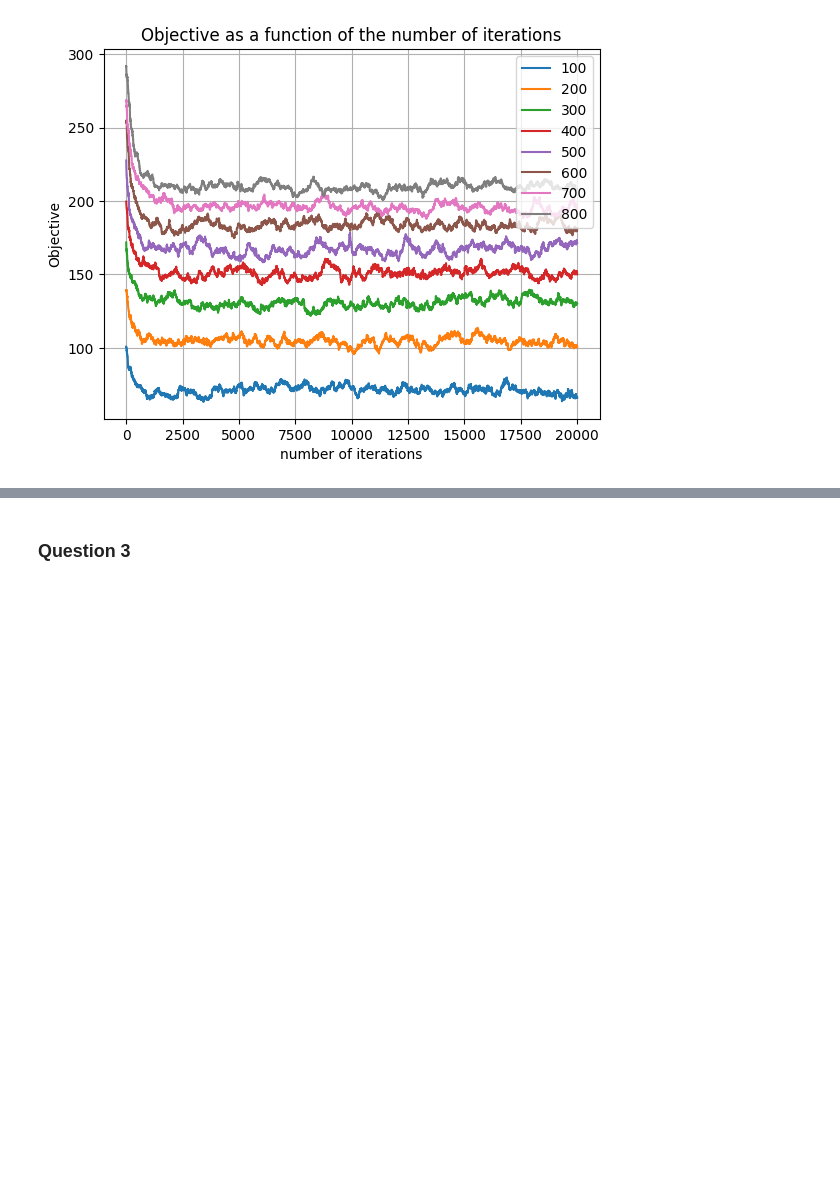
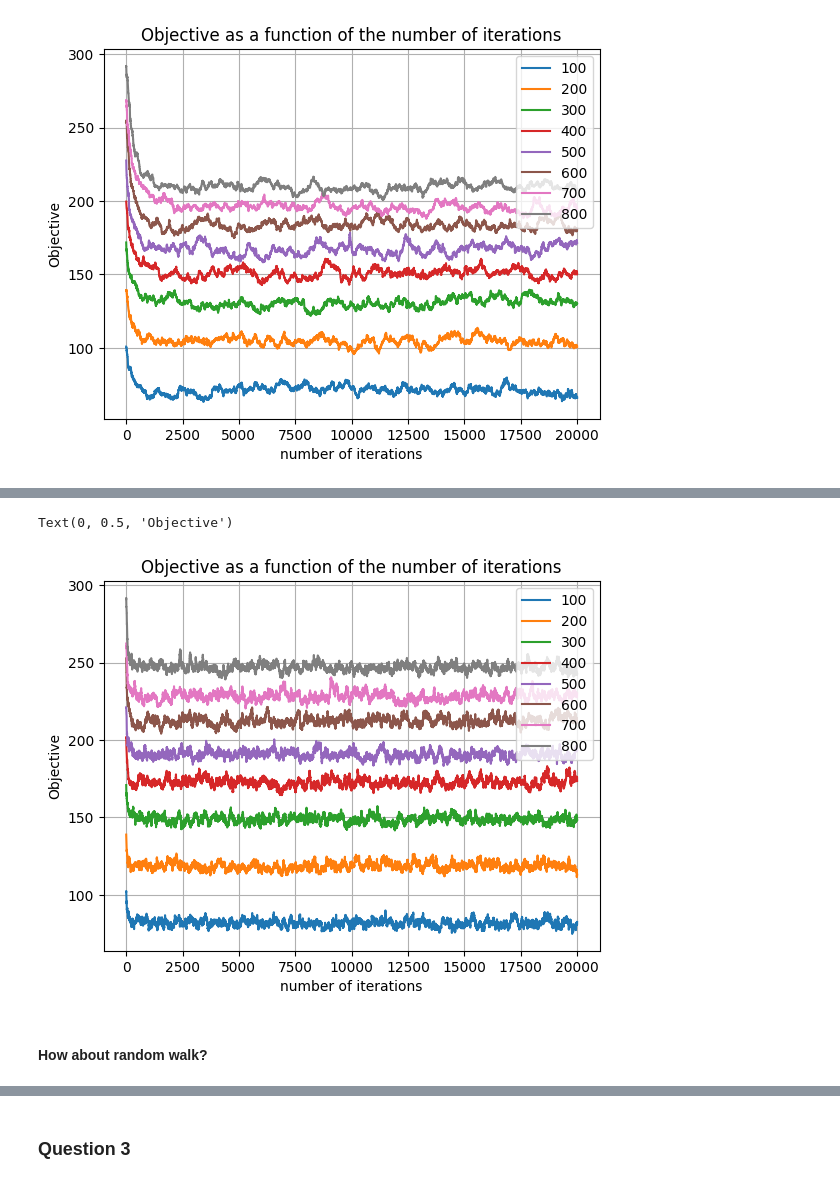
Before and after one commit to LiangzeJiang/MCAA-project, a Jupyter notebook: com-516-project.ipynb, the cells around one changed output, grey strips where cells are left out. Cells and saved outputs as stored; diff of their text form; code cells hidden in the pictures; blank space fills up the shorter version.

```diff
--- a/com-516-project.ipynb
+++ b/com-516-project.ipynb
@@ -311,0 +356,14 @@ Text(0, 0.5, 'Objective')
+# %%
+# plot the objective as a function of the number of iterations
+for i, vals in enumerate(all_vals):
+    plt.plot(range(len(vals)), vals)
+plt.grid()
+plt.legend(num_samples)
+plt.title(r"Objective as a function of the number of iterations")  # remember to change the coef
+plt.xlabel("number of iterations")
+plt.ylabel("Objective")
+# %% [output]
+Text(0, 0.5, 'Objective')
+[figure, added]
+# %% [markdown]
+#### How about random walk?
```
Also changed, not shown: parts of 8 cells of this notebook.
